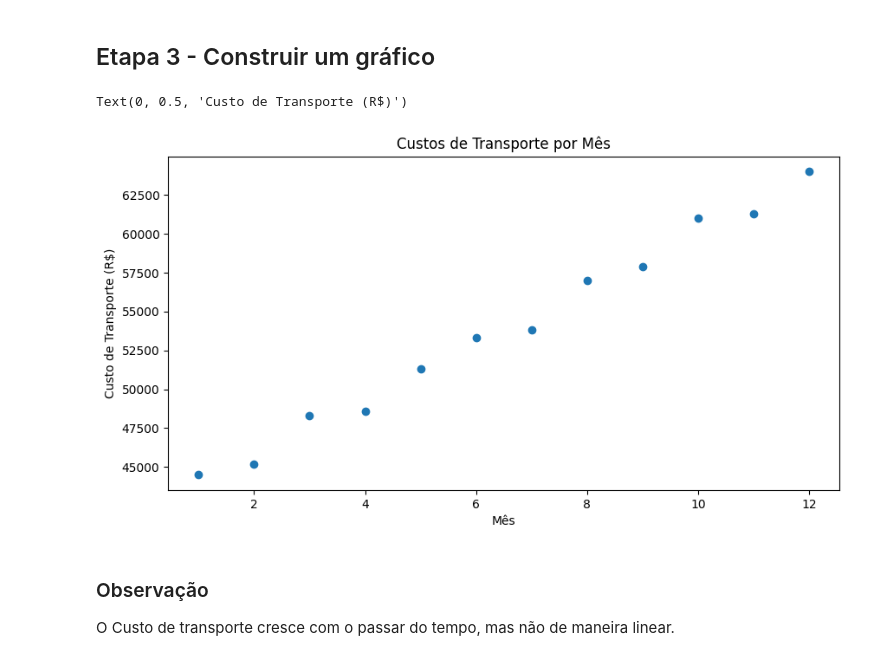
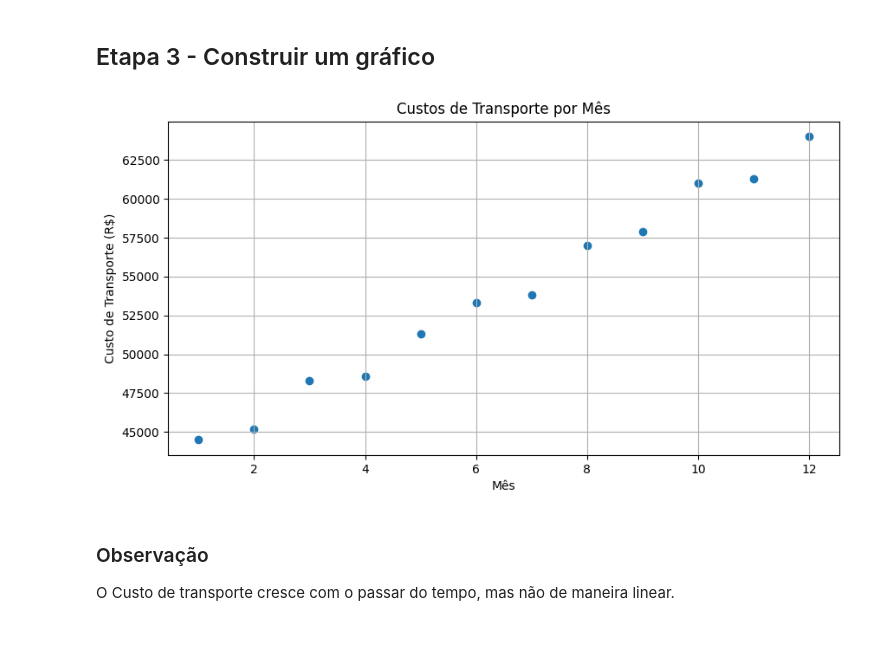
Before and after one commit to Rafaeelbe/teste-conhecimento-matematica, a Jupyter notebook: Teste_de_Conhecimento_MAC.ipynb, the cells around one changed output. Drawn from its saved outputs; the diff is of its cells as text; code cells hidden in the pictures.

```diff
--- a/Teste_de_Conhecimento_MAC.ipynb
+++ b/Teste_de_Conhecimento_MAC.ipynb
@@ -54,16 +53,16 @@ A variável dependente é o custo de transporte (`custo_transporte`), pois seu v
 # %%
 plt.figure(figsize=(10, 5))
 
 plt.scatter(df["mes"], df["custo_transporte"])
 
 plt.title("Custos de Transporte por Mês")
 plt.xlabel("Mês")
 plt.ylabel("Custo de Transporte (R$)")
+plt.grid(True)
 
 plt.show()
 # %% [output]
-Text(0, 0.5, 'Custo de Transporte (R$)')
-[figure, old version]
+[figure, new version]
 # %% [markdown]
 ### Observação
 
```
Also changed, not shown: parts of 1 cell of this notebook.
